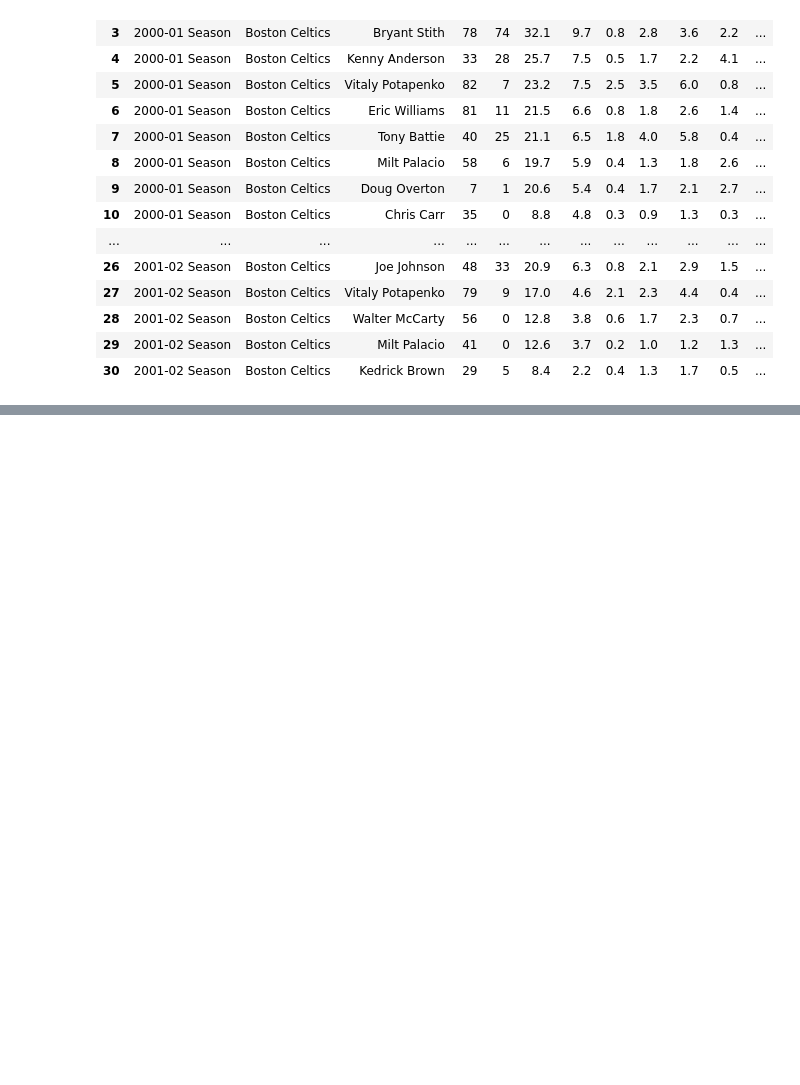
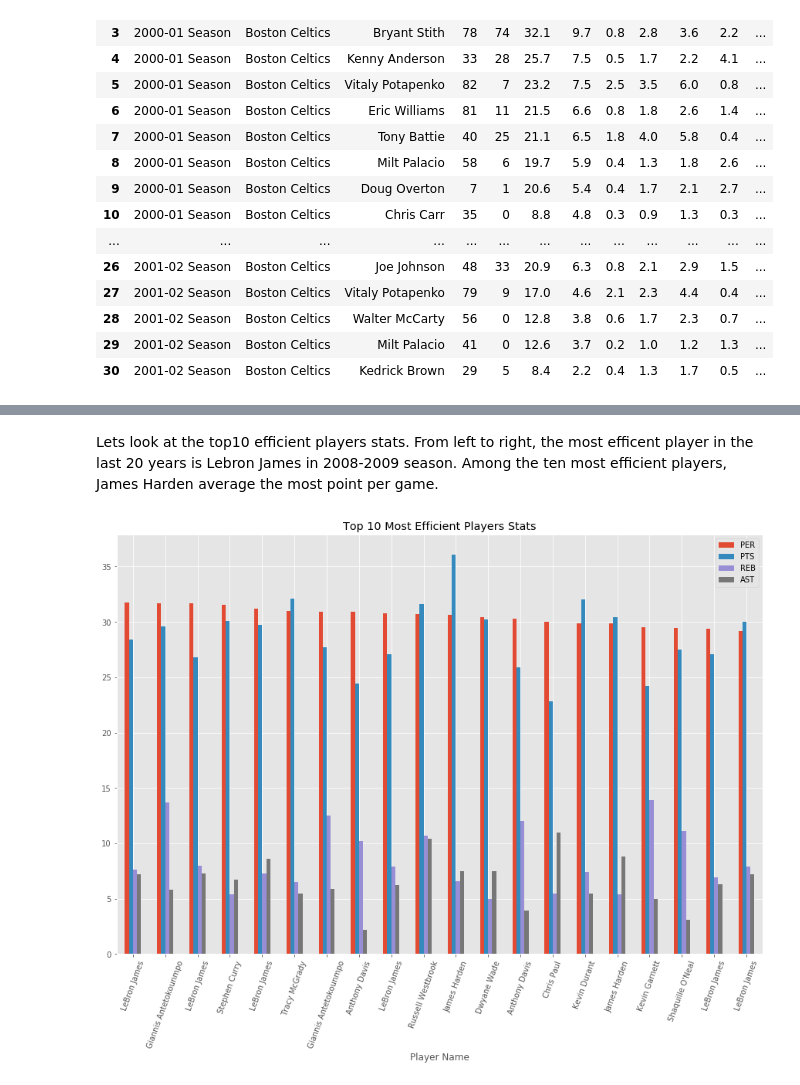
Before and after one commit to joeychen35/Web-Scraping, a Jupyter notebook: Web Scraping Last 20 Regular Season NBA Players Stats.ipynb, the cells around one changed output, grey strips where cells are left out. Saved outputs shown, nothing was run; the diff lists cells and outputs as text; code cells hidden in the pictures; blank space fills up the shorter version.

```diff
--- a/Web Scraping Last 20 Regular Season NBA Players Stats.ipynb
+++ b/Web Scraping Last 20 Regular Season NBA Players Stats.ipynb
@@ -148 +168,14 @@ df_gp20.sort_values('PER', ascending = False).head()
+# %% [markdown]
+Lets look at the top10 efficient players stats. From left to right, the most efficent player in the last 20 years is Lebron James in 2008-2009 season. Among the ten most efficient players, James Harden average the most point per game.
+# %%
+df_top10per = df_gp20_min20.head(20)
+df_top10per.plot.bar(x = 'Name', y = ['PER','PTS','REB','AST'], figsize = (15,10))
+
+plt.title('Top 10 Most Efficient Players Stats')
+plt.xlabel('Player Name')
+plt.xticks(rotation=70)
+plt.legend(fontsize = 10)
+plt.show()
+# %% [output]
+[figure, added]
 # %% [markdown]
```
Also changed, not shown: parts of 6 cells of this notebook.
